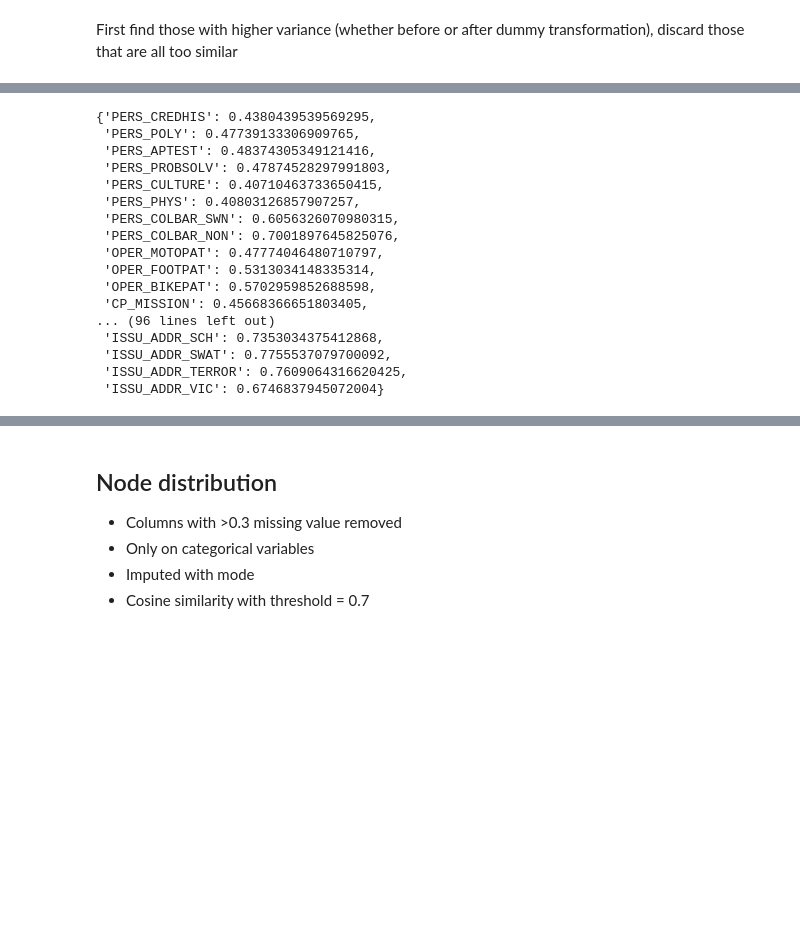
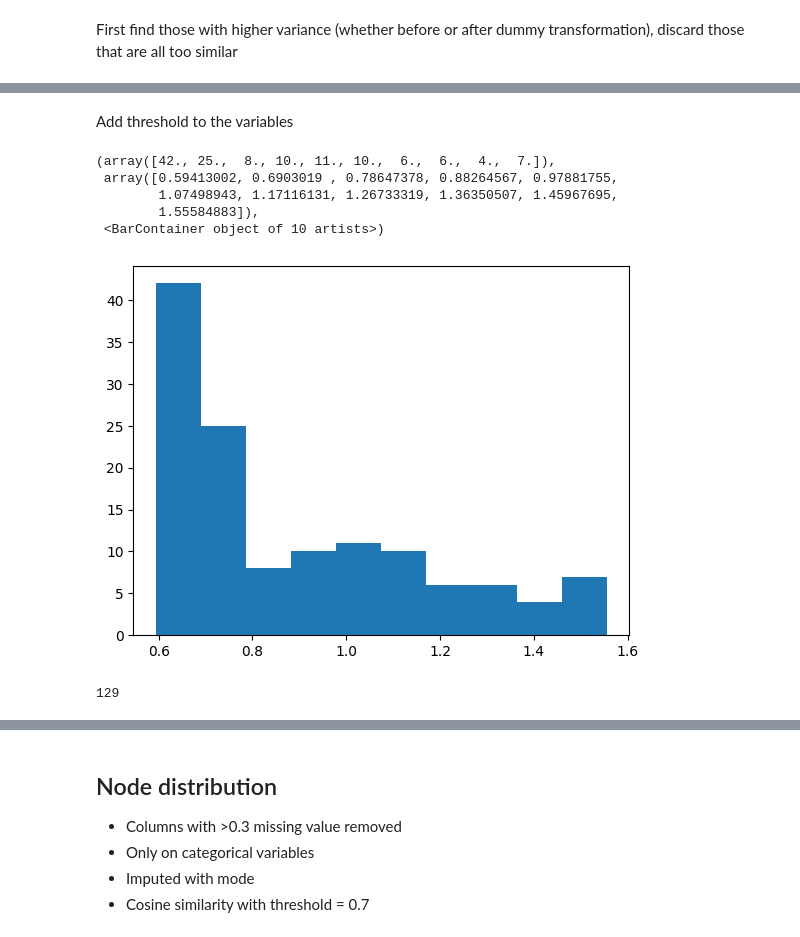
Before and after one commit to teddy21019/NIBRS_diffusion, a Jupyter notebook: similarity_network.ipynb, the cells around one changed output, grey strips where cells are left out. Cells and saved outputs as stored; diff of their text form; code cells hidden in the pictures; blank space fills up the shorter version.

```diff
--- a/similarity_network.ipynb
+++ b/similarity_network.ipynb
@@ -403,20 +433,0 @@ plt.hist(cat_col_variety.values())
-# %%
-cat_col_variety
-# %% [output]
-{'PERS_CREDHIS': 0.4380439539569295,
- 'PERS_POLY': 0.47739133306909765,
- 'PERS_APTEST': 0.48374305349121416,
- 'PERS_PROBSOLV': 0.47874528297991803,
- 'PERS_CULTURE': 0.40710463733650415,
- 'PERS_PHYS': 0.40803126857907257,
- 'PERS_COLBAR_SWN': 0.6056326070980315,
- 'PERS_COLBAR_NON': 0.7001897645825076,
- 'OPER_MOTOPAT': 0.47774046480710797,
- 'OPER_FOOTPAT': 0.5313034148335314,
- 'OPER_BIKEPAT': 0.5702959852688598,
- 'CP_MISSION': 0.45668366651803405,
-... (96 lines left out)
- 'ISSU_ADDR_SCH': 0.7353034375412868,
- 'ISSU_ADDR_SWAT': 0.7755537079700092,
- 'ISSU_ADDR_TERROR': 0.7609064316620425,
- 'ISSU_ADDR_VIC': 0.6746837945072004}
@@ -425,0 +434,18 @@ df = imputed_lemas.astype({col:'category' for col in cat_col_names})
+# %% [markdown]
+Add threshold to the variables
+# %%
+variety_p75 = np.percentile(list(cat_col_variety_full.values()), 50)
+cat_col_variety = {col:v for col, v in cat_col_variety_full.items() if v > variety_p75}
+plt.hist(cat_col_variety.values())
+# %% [output]
+(array([42., 25.,  8., 10., 11., 10.,  6.,  6.,  4.,  7.]),
+ array([0.59413002, 0.6903019 , 0.78647378, 0.88264567, 0.97881755,
+        1.07498943, 1.17116131, 1.26733319, 1.36350507, 1.45967695,
+        1.55584883]),
+ <BarContainer object of 10 artists>)
+[figure, added]
+# %%
+## can use entropy
+len(cat_col_variety)
+# %% [output]
+129
```
Also changed, not shown: parts of 38 cells of this notebook.
